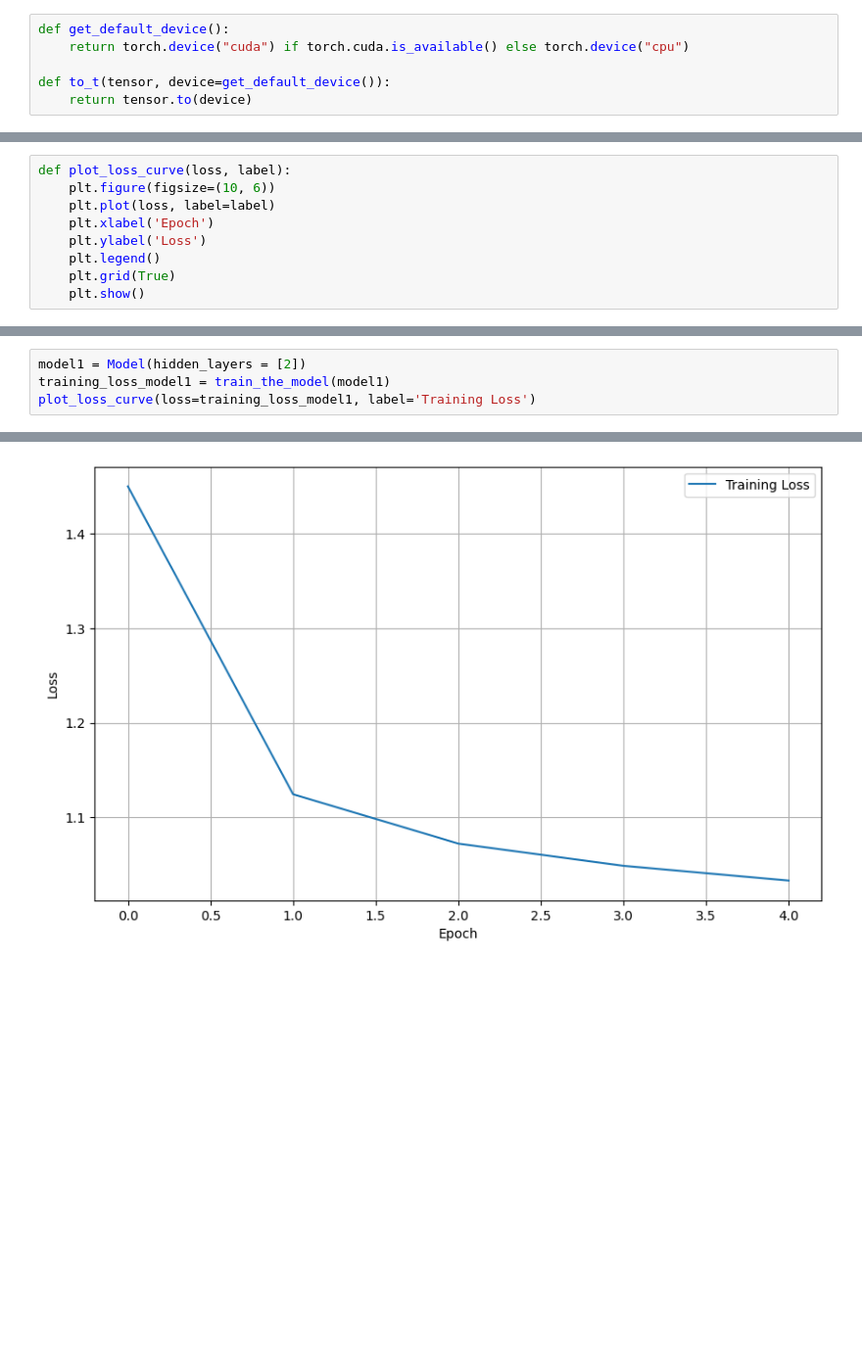
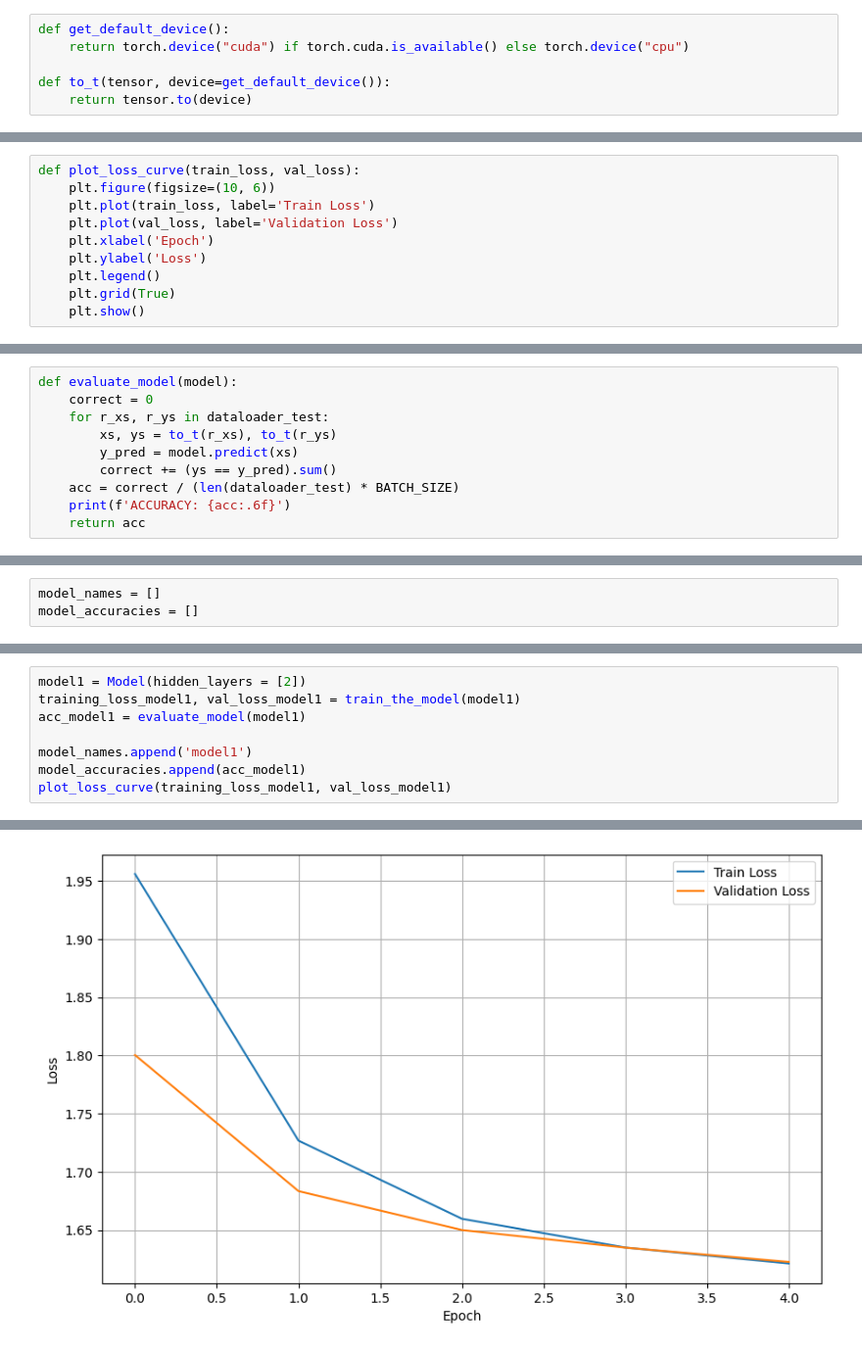
Before and after one commit to MohammadMazrouei/EMNIST, a Jupyter notebook: EMNIST.ipynb, the cells around one changed output, grey strips where cells are left out. Shown at 98% size. Cells and saved outputs as stored; diff of their text form; blank space fills up the shorter version.

```diff
--- a/EMNIST.ipynb
+++ b/EMNIST.ipynb
@@ -175,7 +122,8 @@ def train_the_model(mnist_model):
 # %%
-def plot_loss_curve(loss, label):
+def plot_loss_curve(train_loss, val_loss):
     plt.figure(figsize=(10, 6))
-    plt.plot(loss, label=label)
+    plt.plot(train_loss, label='Train Loss')
+    plt.plot(val_loss, label='Validation Loss')
     plt.xlabel('Epoch')
     plt.ylabel('Loss')
     plt.legend()
@@ -183,0 +134,10 @@ def plot_loss_curve(loss, label):
+# %%
+def evaluate_model(model):
+    correct = 0
+    for r_xs, r_ys in dataloader_test:
+        xs, ys = to_t(r_xs), to_t(r_ys)
+        y_pred = model.predict(xs)
+        correct += (ys == y_pred).sum()
+    acc = correct / (len(dataloader_test) * BATCH_SIZE)
+    print(f'ACCURACY: {acc:.6f}')
+    return acc
@@ -203,3 +274,6 @@ Indicators: Very low loss values, potentially marginal improvement over simpler
 Model4 (hidden_layers = [512]) the best model considering the following factors:
 Performance: It achieves low loss values early in training, comparable to larger models.
 Simplicity: It maintains simplicity with a single hidden layer, reducing the risk of overfitting and computational cost.
+# %%
+model_names = []
+model_accuracies = []
@@ -206,5 +292,9 @@ Simplicity: It maintains simplicity with a single hidden layer, reducing the ris
 # %%
 model1 = Model(hidden_layers = [2])
-training_loss_model1 = train_the_model(model1)
-plot_loss_curve(loss=training_loss_model1, label='Training Loss')
+training_loss_model1, val_loss_model1 = train_the_model(model1)
+acc_model1 = evaluate_model(model1)
+
+model_names.append('model1')
+model_accuracies.append(acc_model1)
+plot_loss_curve(training_loss_model1, val_loss_model1)
 # %% [output]
@@ -216,3 +307,3 @@ EPOCH 5: 1.0330
-[figure, old version]
+[figure, new version]
 # %%
 model2 = Model(hidden_layers = [8])
```
Also changed, not shown: parts of 93 cells of this notebook.
